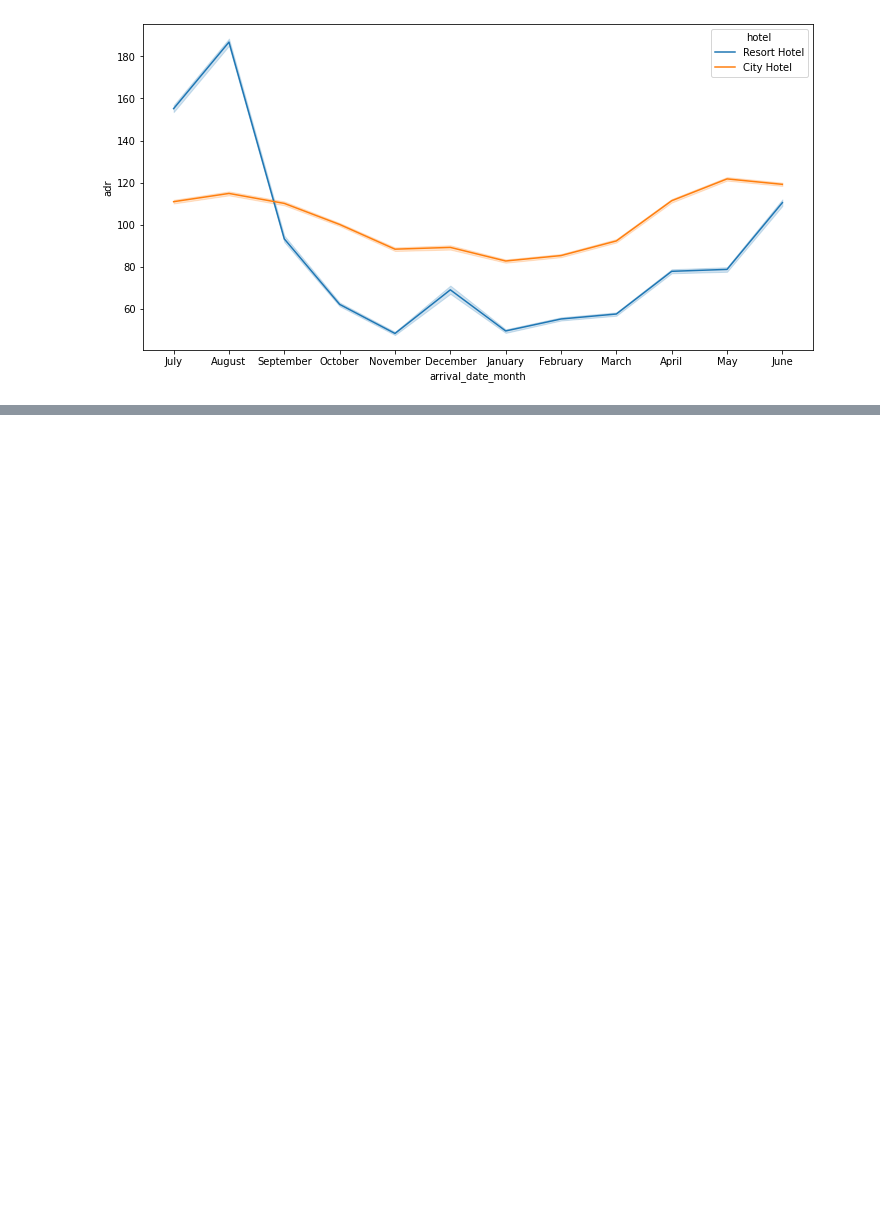
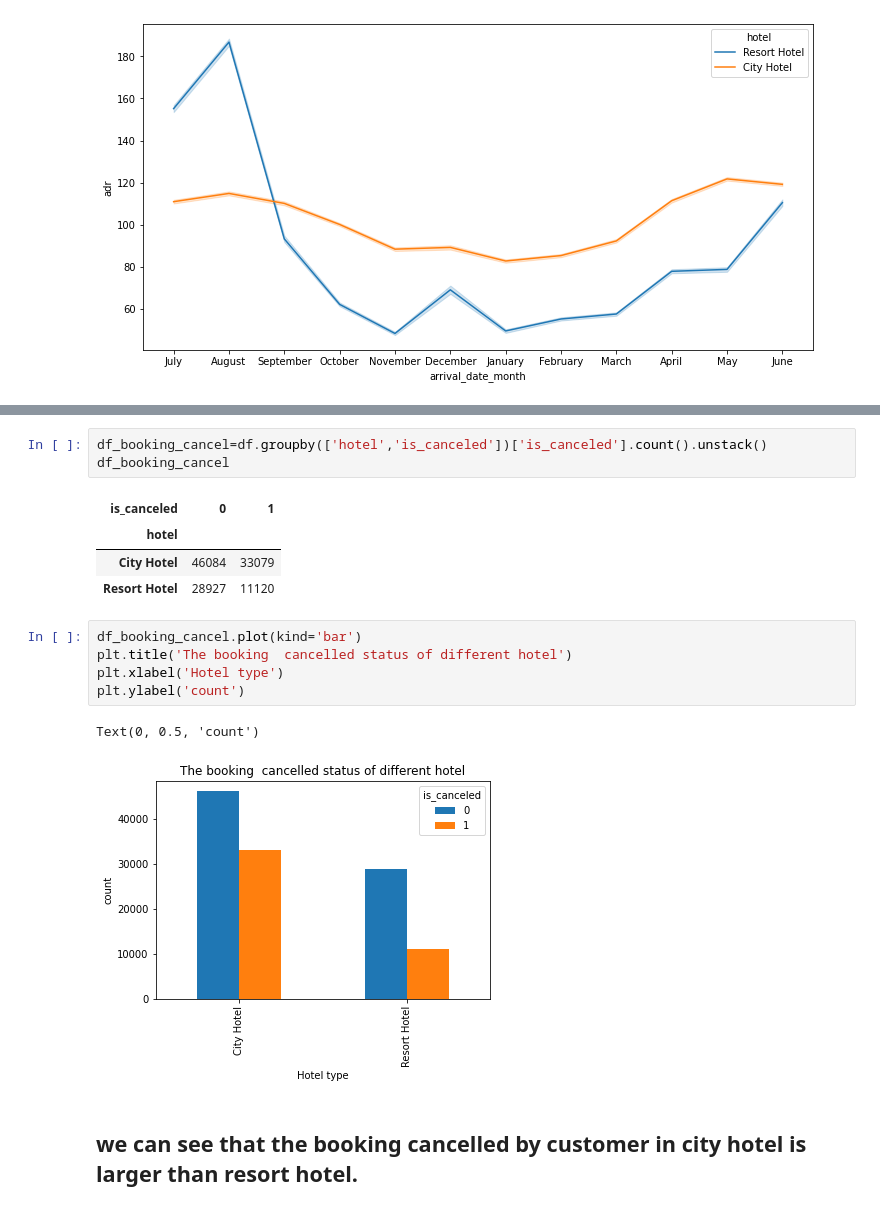
Before and after one commit to ashu08520/ashu08520, a Jupyter notebook: First_Project_Hotel_Booking_Analysis_Capstone_Project.ipynb, the cells around one changed output, grey strips where cells are left out. Drawn from its saved outputs; the diff is of its cells as text; blank space fills up the shorter version.

```diff
--- a/First_Project_Hotel_Booking_Analysis_Capstone_Project.ipynb
+++ b/First_Project_Hotel_Booking_Analysis_Capstone_Project.ipynb
@@ -632,0 +703,18 @@ plt.show()
+# %%
+df_booking_cancel=df.groupby(['hotel','is_canceled'])['is_canceled'].count().unstack()
+df_booking_cancel
+# %% [output]
+| is_canceled | 0 | 1 |
+| hotel |  |  |
+| City Hotel | 46084 | 33079 |
+| Resort Hotel | 28927 | 11120 |
+# %%
+df_booking_cancel.plot(kind='bar')
+plt.title('The booking  cancelled status of different hotel')
+plt.xlabel('Hotel type')
+plt.ylabel('count')
+# %% [output]
+Text(0, 0.5, 'count')
+[figure, added]
+# %% [markdown]
+## we can see that the booking cancelled by customer in city hotel is larger than resort hotel.
```
Also changed, not shown: parts of 13 cells of this notebook.
